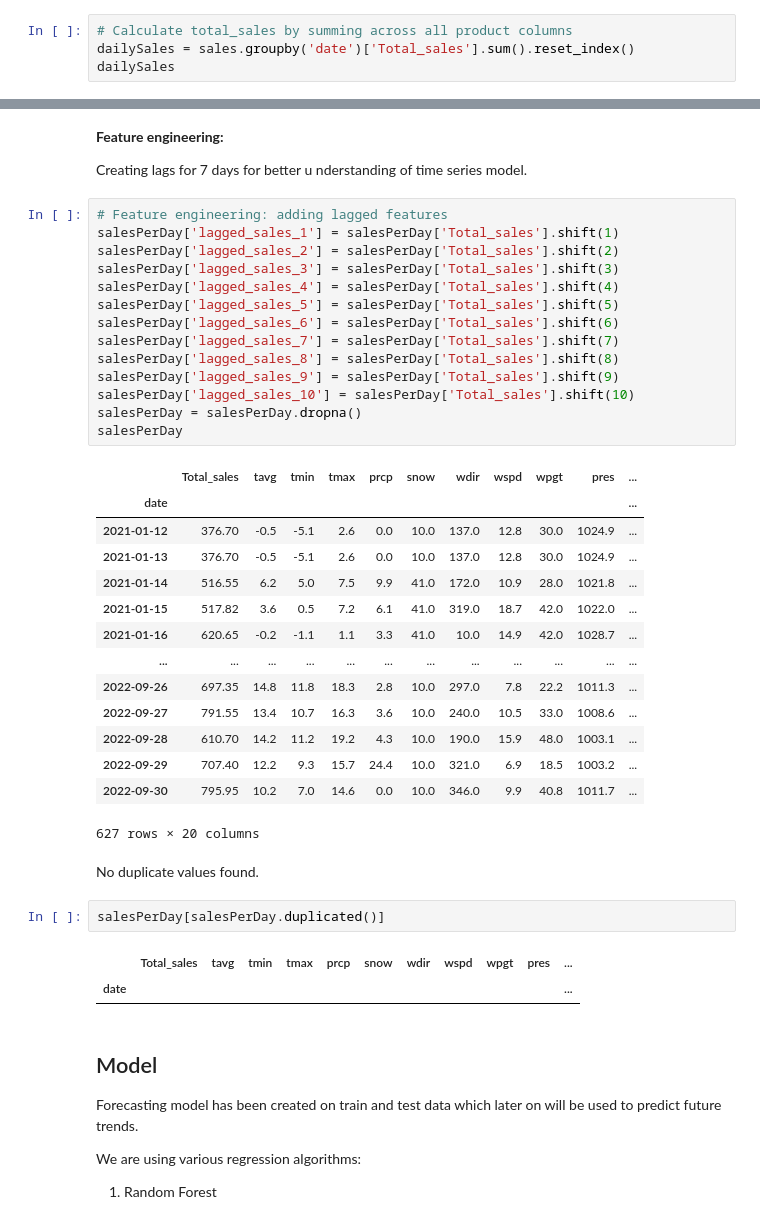
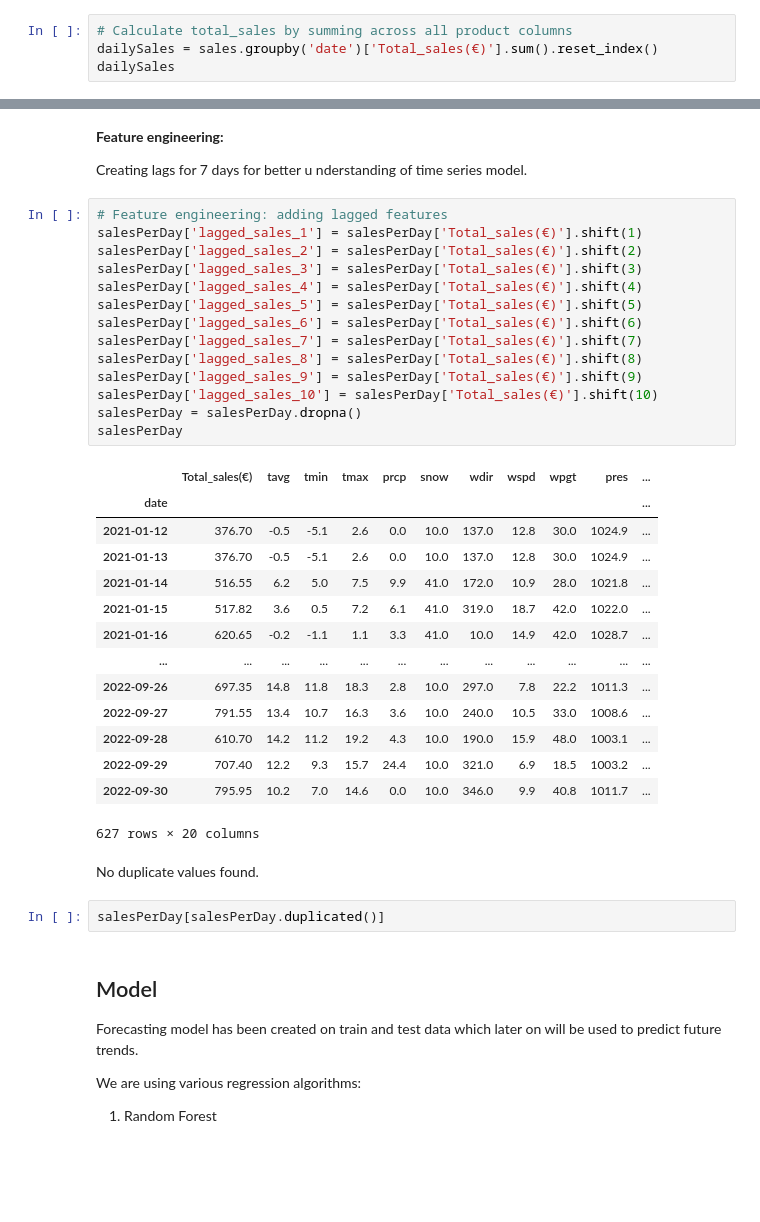
Before and after one commit to Sarahoin/Project, a Jupyter notebook: SarahMoin_TaskA_ Bakery.ipynb, the cells around one changed output, grey strips where cells are left out. Cells and saved outputs as stored; diff of their text form; blank space fills up the shorter version.

```diff
--- a/SarahMoin_TaskA_ Bakery.ipynb
+++ b/SarahMoin_TaskA_ Bakery.ipynb
@@ -311,6 +296,6 @@ salePerArticle[salePerArticle['Total_sales(€)']==salePerArticle['Total_sales(
 Grouping sales on the date to get sales per day
 # %%
 # Calculate total_sales by summing across all product columns
-dailySales = sales.groupby('date')['Total_sales'].sum().reset_index()
+dailySales = sales.groupby('date')['Total_sales(€)'].sum().reset_index()
 dailySales
 # %% [output]
@@ -429,20 +414,20 @@ salesPerDay.fillna(method='ffill', inplace=True)
 Creating lags for 7 days for better u nderstanding of time series model.
 # %%
 # Feature engineering: adding lagged features
-salesPerDay['lagged_sales_1'] = salesPerDay['Total_sales'].shift(1)
-salesPerDay['lagged_sales_2'] = salesPerDay['Total_sales'].shift(2)
-salesPerDay['lagged_sales_3'] = salesPerDay['Total_sales'].shift(3)
-salesPerDay['lagged_sales_4'] = salesPerDay['Total_sales'].shift(4)
-salesPerDay['lagged_sales_5'] = salesPerDay['Total_sales'].shift(5)
-salesPerDay['lagged_sales_6'] = salesPerDay['Total_sales'].shift(6)
-salesPerDay['lagged_sales_7'] = salesPerDay['Total_sales'].shift(7)
-salesPerDay['lagged_sales_8'] = salesPerDay['Total_sales'].shift(8)
-salesPerDay['lagged_sales_9'] = salesPerDay['Total_sales'].shift(9)
-salesPerDay['lagged_sales_10'] = salesPerDay['Total_sales'].shift(10)
+salesPerDay['lagged_sales_1'] = salesPerDay['Total_sales(€)'].shift(1)
+salesPerDay['lagged_sales_2'] = salesPerDay['Total_sales(€)'].shift(2)
+salesPerDay['lagged_sales_3'] = salesPerDay['Total_sales(€)'].shift(3)
+salesPerDay['lagged_sales_4'] = salesPerDay['Total_sales(€)'].shift(4)
+salesPerDay['lagged_sales_5'] = salesPerDay['Total_sales(€)'].shift(5)
+salesPerDay['lagged_sales_6'] = salesPerDay['Total_sales(€)'].shift(6)
+salesPerDay['lagged_sales_7'] = salesPerDay['Total_sales(€)'].shift(7)
+salesPerDay['lagged_sales_8'] = salesPerDay['Total_sales(€)'].shift(8)
+salesPerDay['lagged_sales_9'] = salesPerDay['Total_sales(€)'].shift(9)
+salesPerDay['lagged_sales_10'] = salesPerDay['Total_sales(€)'].shift(10)
 salesPerDay = salesPerDay.dropna()
 salesPerDay
 # %% [output]
-|  | Total_sales | tavg | tmin | tmax | prcp | snow | wdir | wspd | wpgt | pres | ... |
+|  | Total_sales(€) | tavg | tmin | tmax | prcp | snow | wdir | wspd | wpgt | pres | ... |
 | date |  |  |  |  |  |  |  |  |  |  | ... |
 | 2021-01-12 | 376.70 | -0.5 | -5.1 | 2.6 | 0.0 | 10.0 | 137.0 | 12.8 | 30.0 | 1024.9 | ... |
 | 2021-01-13 | 376.70 | -0.5 | -5.1 | 2.6 | 0.0 | 10.0 | 137.0 | 12.8 | 30.0 | 1024.9 | ... |
@@ -460,9 +445,6 @@ salesPerDay
 No duplicate values found.
 # %%
 salesPerDay[salesPerDay.duplicated()]
-# %% [output]
-|  | Total_sales | tavg | tmin | tmax | prcp | snow | wdir | wspd | wpgt | pres | ... |
-| date |  |  |  |  |  |  |  |  |  |  | ... |
 # %% [markdown]
 ## Model
 
```
Also changed, not shown: parts of 20 cells of this notebook.
